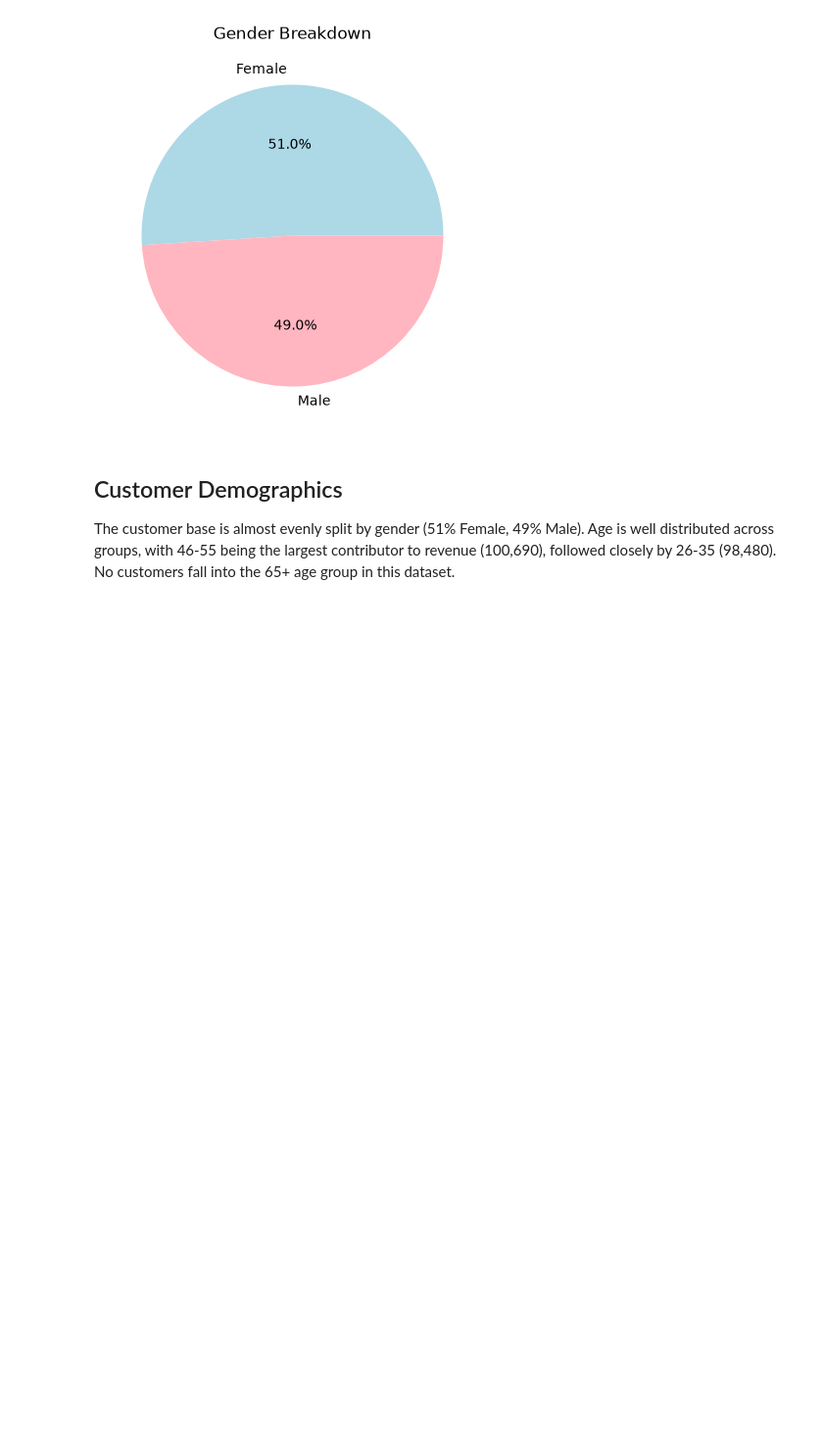
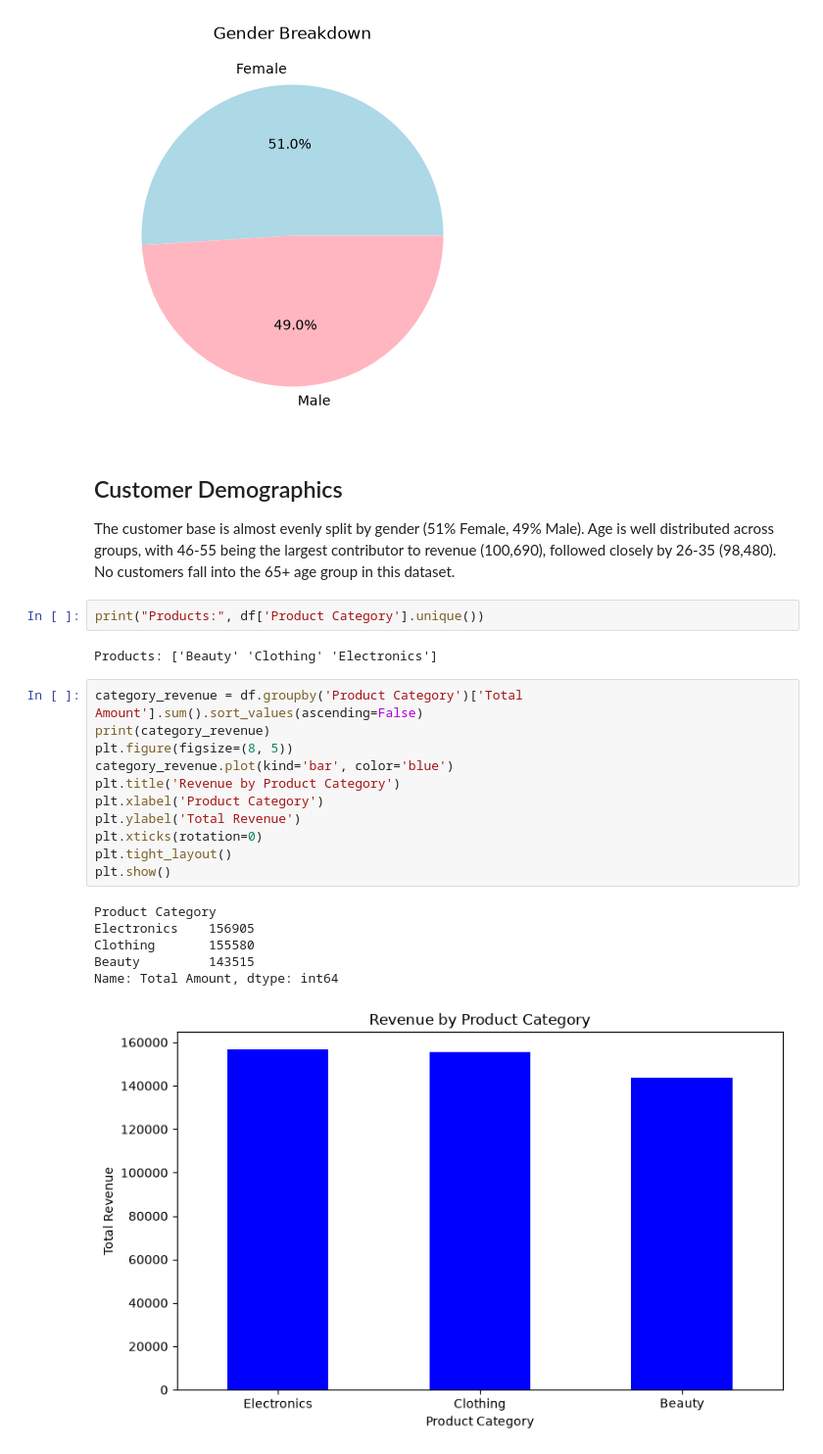
Before and after one commit to marselvna/OIBSIP, a Jupyter notebook: DataAnalytics-L1-EDARetailSales/retail_sales_eda.ipynb, the cells around one changed output. Shown at 98% size. Drawn from its saved outputs; the diff is of its cells as text; blank space fills up the shorter version.

Commit message:
Product Analysis

```diff
--- a/DataAnalytics-L1-EDARetailSales/retail_sales_eda.ipynb
+++ b/DataAnalytics-L1-EDARetailSales/retail_sales_eda.ipynb
@@ -233,3 +233,25 @@ The customer base is almost evenly split by gender (51% Female, 49%
 Male). Age is well distributed across groups, with 46-55 being the
 largest contributor to revenue (100,690), followed closely by 26-35
 (98,480). No customers fall into the 65+ age group in this dataset.
+# %%
+print("Products:", df['Product Category'].unique())
+# %% [output]
+Products: ['Beauty' 'Clothing' 'Electronics']
+# %%
+category_revenue = df.groupby('Product Category')['Total Amount'].sum().sort_values(ascending=False)
+print(category_revenue)
+plt.figure(figsize=(8, 5))
+category_revenue.plot(kind='bar', color='blue')
+plt.title('Revenue by Product Category')
+plt.xlabel('Product Category')
+plt.ylabel('Total Revenue')
+plt.xticks(rotation=0)
+plt.tight_layout()
+plt.show()
+# %% [output]
+Product Category
+Electronics    156905
+Clothing       155580
+Beauty         143515
+Name: Total Amount, dtype: int64
+[figure, added]
```
Also changed, not shown: parts of 2 cells of this notebook.
